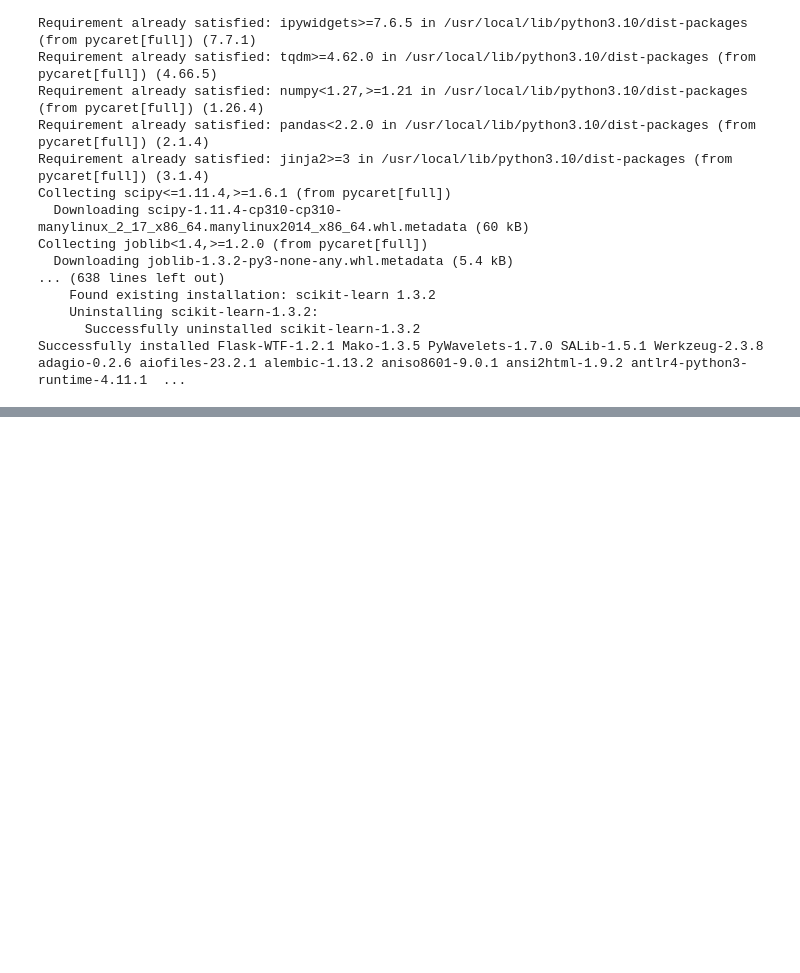
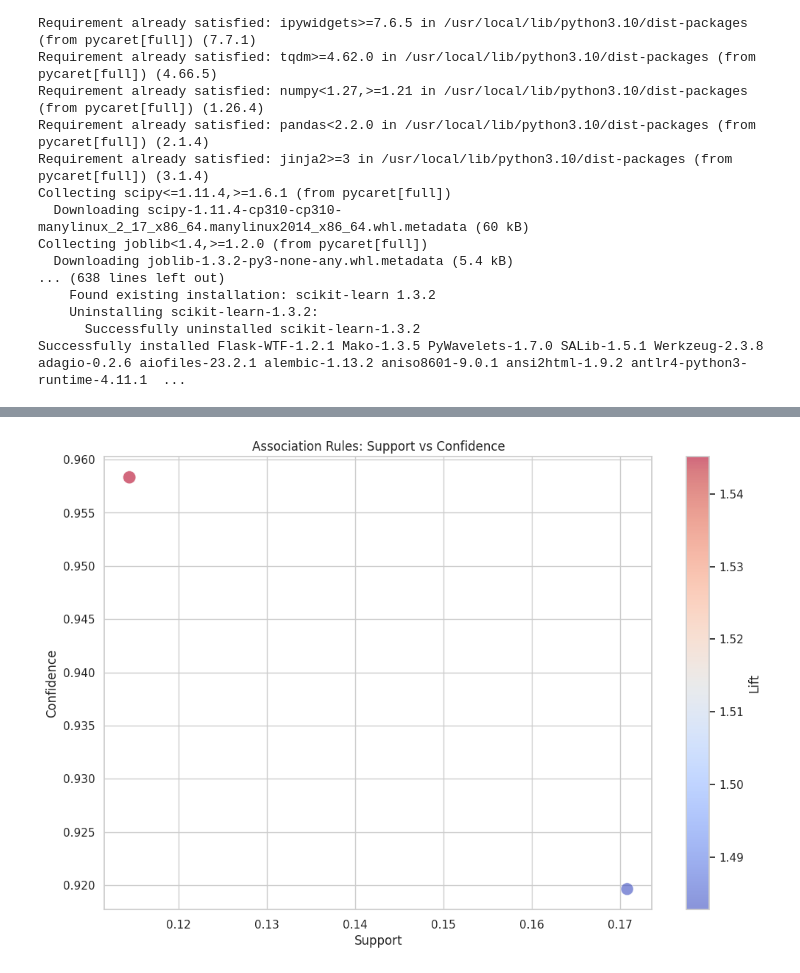
Before and after one commit to chandini2595/CMPE255_Assignment3, a Jupyter notebook: Pycaret_Association_Rule_Mining.ipynb, the cells around one changed output, grey strips where cells are left out. Drawn from its saved outputs; the diff is of its cells as text; code cells hidden in the pictures; blank space fills up the shorter version.

```diff
--- a/Pycaret_Association_Rule_Mining.ipynb
+++ b/Pycaret_Association_Rule_Mining.ipynb
@@ -119,0 +52,10 @@ plt.show()
+# %%
+d=d.dropna(subset=['InvoiceNo', 'Description'])
+d['InvoiceNo']=d['InvoiceNo'].astype(str)
+# %%
+b=d.groupby(['InvoiceNo', 'Description'])['Quantity'].sum().unstack().reset_index().fillna(0).set_index('InvoiceNo')
+b=b.applymap(lambda x: 1 if x > 0 else 0)
+# %%
+f=apriori(b, min_support=0.1, use_colnames=True)
+# %%
+r=association_rules(f, metric="confidence", min_threshold=0.7)
@@ -119,0 +94,10 @@ plt.show()
+# %%
+plt.figure(figsize=(12, 8))
+scatter = plt.scatter(data=r, x='support', y='confidence', s=r['lift']*100, c=r['lift'], cmap='coolwarm', alpha=0.6, edgecolors='w', linewidth=0.5)
+plt.title('Association Rules: Support vs Confidence')
+plt.xlabel('Support')
+plt.ylabel('Confidence')
+plt.colorbar(scatter, label='Lift')
+plt.show()
+# %% [output]
+[figure, added]
```
Also changed, not shown: parts of 9 cells of this notebook.
